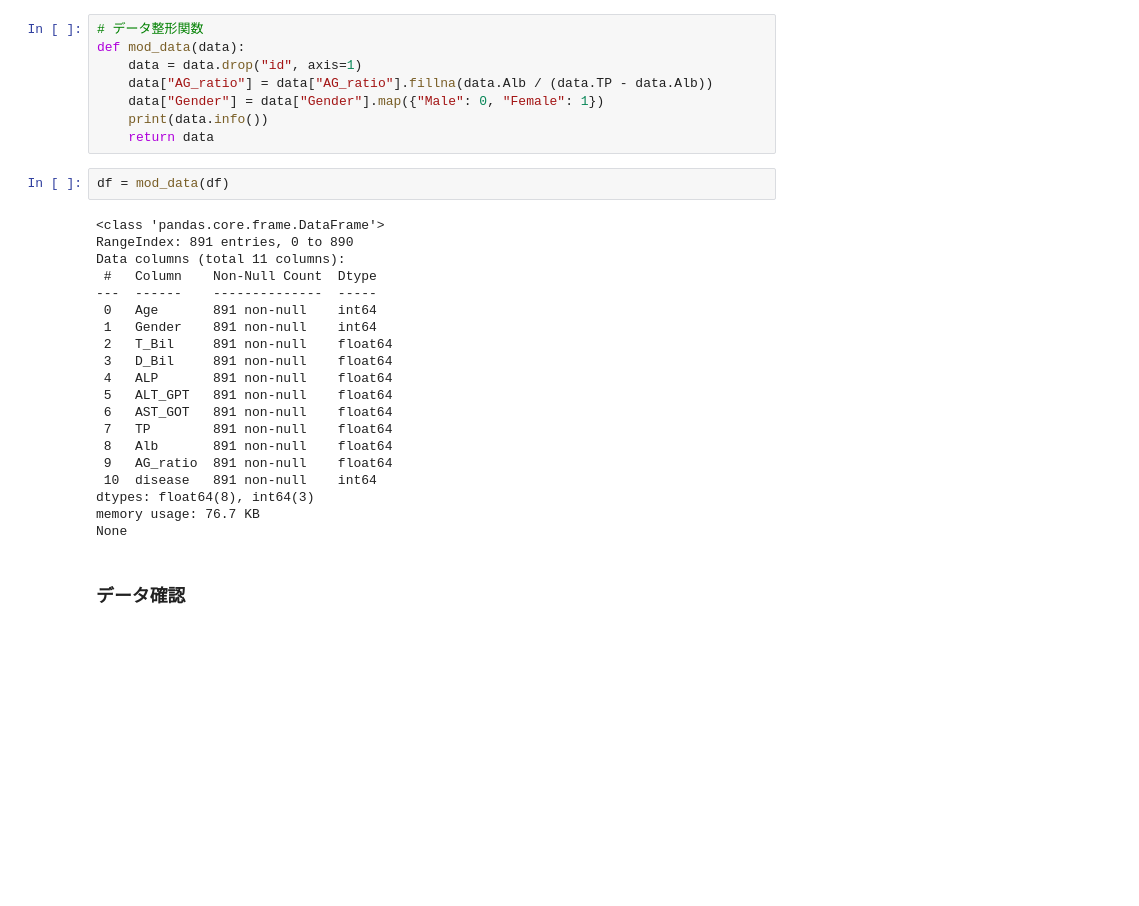
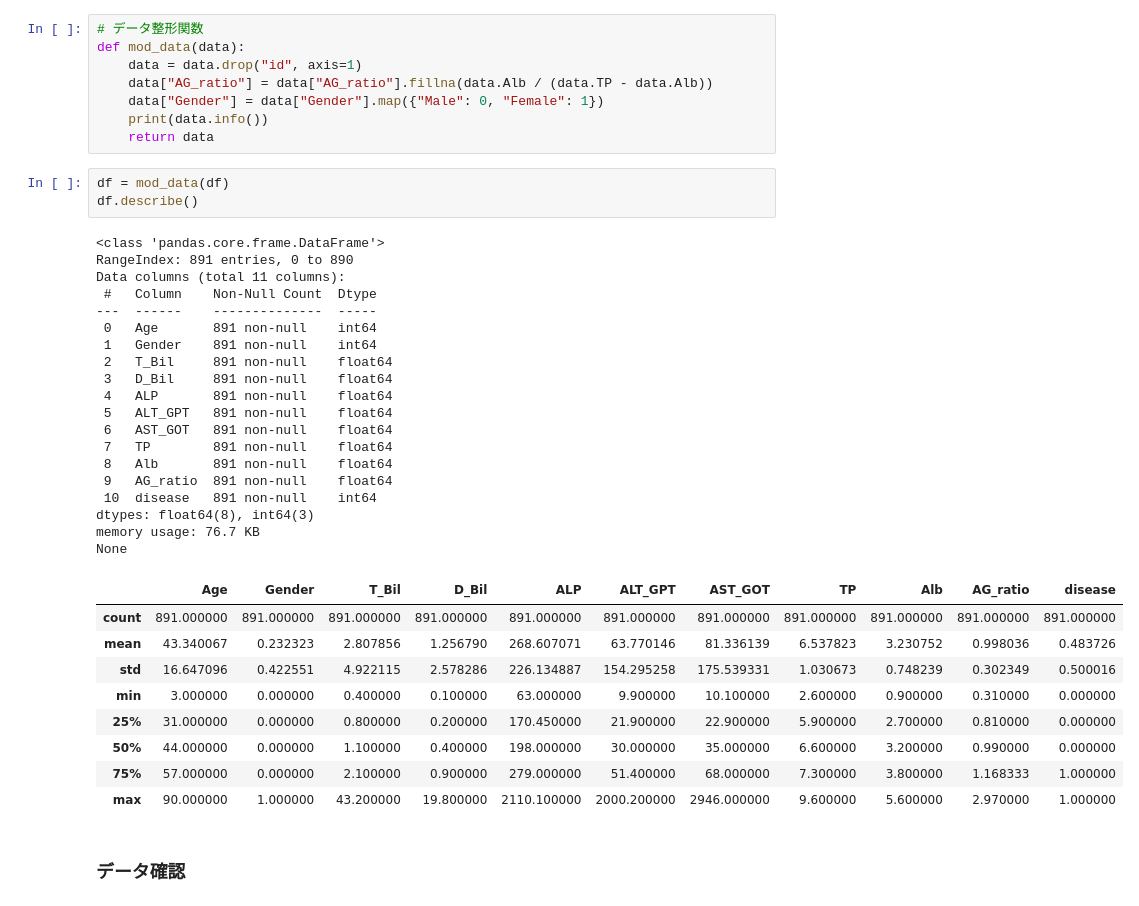
Before and after one commit to kotarott/signate_competition_02, a Jupyter notebook: kenshin_model_01.ipynb, the cells around one changed output. Cells and saved outputs as stored; diff of their text form; blank space fills up the shorter version.

```diff
--- a/kenshin_model_01.ipynb
+++ b/kenshin_model_01.ipynb
@@ -46,26 +51,36 @@ def mod_data(data):
     return data
 # %%
 df = mod_data(df)
+df.describe()
 # %% [output]
 <class 'pandas.core.frame.DataFrame'>
 RangeIndex: 891 entries, 0 to 890
 Data columns (total 11 columns):
  #   Column    Non-Null Count  Dtype
 ---  ------    --------------  -----
  0   Age       891 non-null    int64
  1   Gender    891 non-null    int64
  2   T_Bil     891 non-null    float64
  3   D_Bil     891 non-null    float64
  4   ALP       891 non-null    float64
  5   ALT_GPT   891 non-null    float64
  6   AST_GOT   891 non-null    float64
  7   TP        891 non-null    float64
  8   Alb       891 non-null    float64
  9   AG_ratio  891 non-null    float64
  10  disease   891 non-null    int64
 dtypes: float64(8), int64(3)
 memory usage: 76.7 KB
 None
+|  | Age | Gender | T_Bil | D_Bil | ALP | ALT_GPT | AST_GOT | TP | Alb | AG_ratio | disease |
+| count | 891.000000 | 891.000000 | 891.000000 | 891.000000 | 891.000000 | 891.000000 | 891.000000 | 891.000000 | 891.000000 | 891.000000 | 891.000000 |
+| mean | 43.340067 | 0.232323 | 2.807856 | 1.256790 | 268.607071 | 63.770146 | 81.336139 | 6.537823 | 3.230752 | 0.998036 | 0.483726 |
+| std | 16.647096 | 0.422551 | 4.922115 | 2.578286 | 226.134887 | 154.295258 | 175.539331 | 1.030673 | 0.748239 | 0.302349 | 0.500016 |
+| min | 3.000000 | 0.000000 | 0.400000 | 0.100000 | 63.000000 | 9.900000 | 10.100000 | 2.600000 | 0.900000 | 0.310000 | 0.000000 |
+| 25% | 31.000000 | 0.000000 | 0.800000 | 0.200000 | 170.450000 | 21.900000 | 22.900000 | 5.900000 | 2.700000 | 0.810000 | 0.000000 |
+| 50% | 44.000000 | 0.000000 | 1.100000 | 0.400000 | 198.000000 | 30.000000 | 35.000000 | 6.600000 | 3.200000 | 0.990000 | 0.000000 |
+| 75% | 57.000000 | 0.000000 | 2.100000 | 0.900000 | 279.000000 | 51.400000 | 68.000000 | 7.300000 | 3.800000 | 1.168333 | 1.000000 |
+| max | 90.000000 | 1.000000 | 43.200000 | 19.800000 | 2110.100000 | 2000.200000 | 2946.000000 | 9.600000 | 5.600000 | 2.970000 | 1.000000 |
 # %% [markdown]
 ### データ確認
 # %%
```
Also changed, not shown: parts of 11 cells of this notebook.
